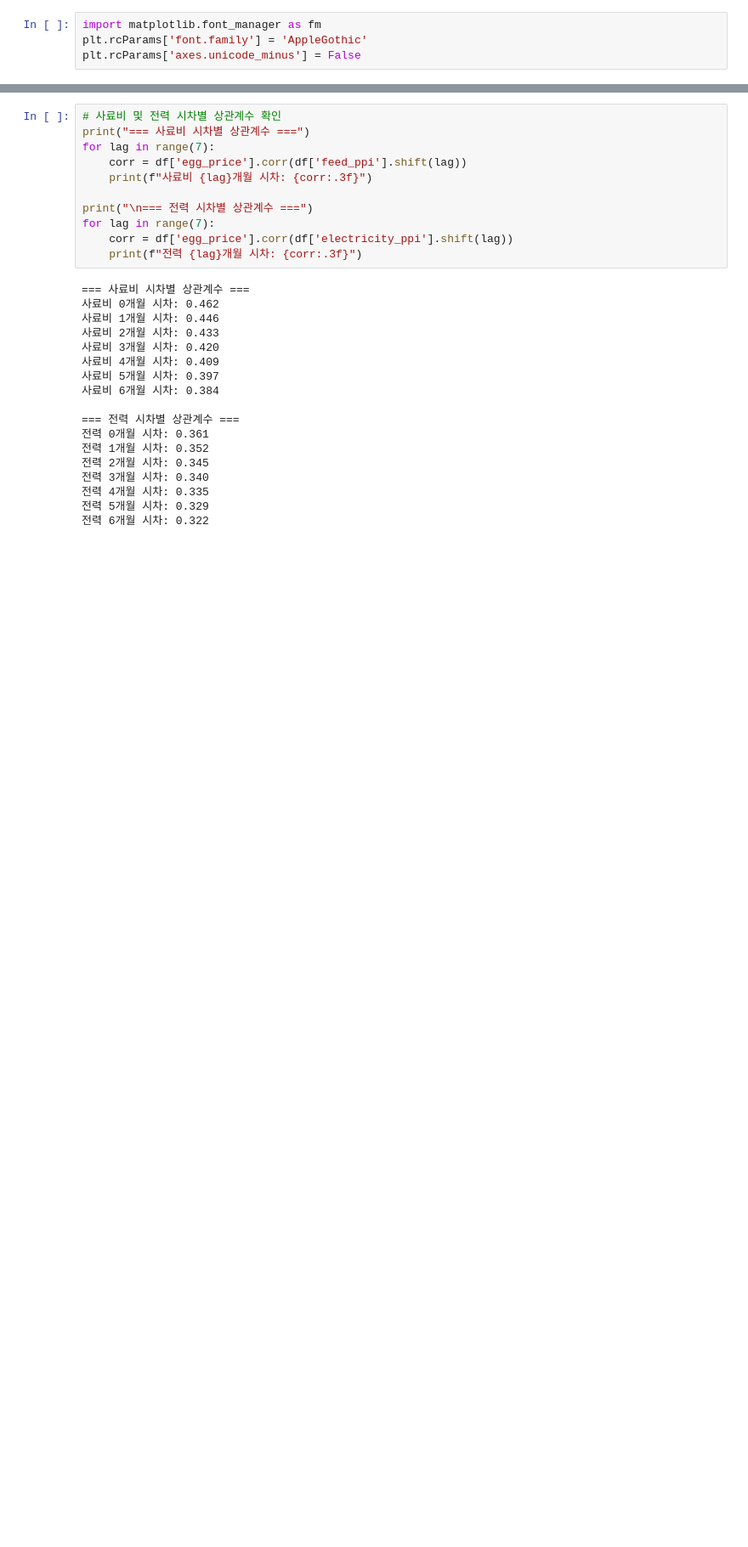
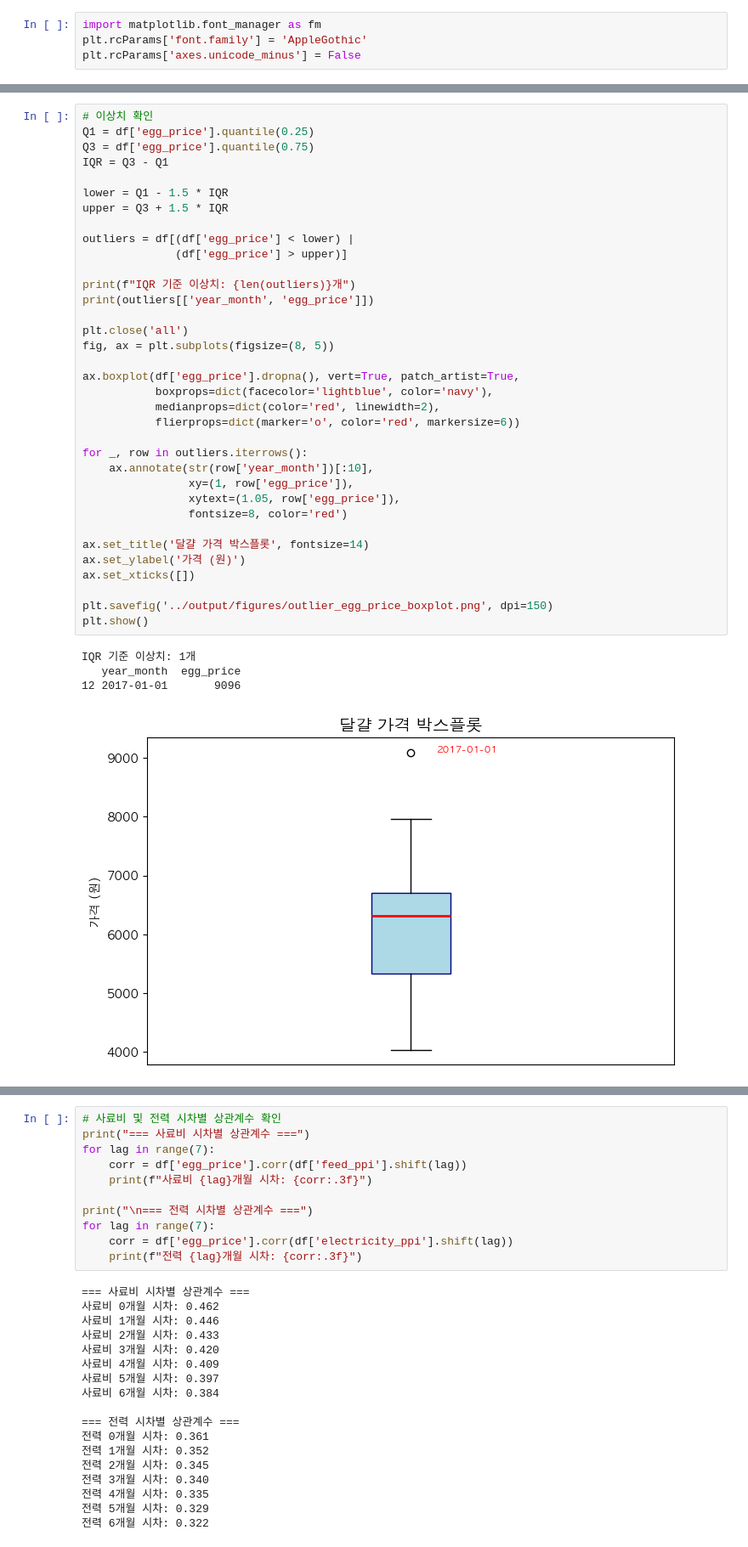
Before and after one commit to chlnaa/egg-price-analysis, a Jupyter notebook: notebooks/02_eda.ipynb, the cells around one changed output, grey strips where cells are left out. Shown at 85% size. Saved outputs shown, nothing was run; the diff lists cells and outputs as text; blank space fills up the shorter version.

```diff
--- a/notebooks/02_eda.ipynb
+++ b/notebooks/02_eda.ipynb
@@ -184,0 +245,40 @@ plt.show()
+# %%
+# 이상치 확인
+Q1 = df['egg_price'].quantile(0.25)
+Q3 = df['egg_price'].quantile(0.75)
+IQR = Q3 - Q1
+
+lower = Q1 - 1.5 * IQR
+upper = Q3 + 1.5 * IQR
+
+outliers = df[(df['egg_price'] < lower) |
+              (df['egg_price'] > upper)]
+
+print(f"IQR 기준 이상치: {len(outliers)}개")
+print(outliers[['year_month', 'egg_price']])
+
+plt.close('all')
+fig, ax = plt.subplots(figsize=(8, 5))
+
+ax.boxplot(df['egg_price'].dropna(), vert=True, patch_artist=True,
+           boxprops=dict(facecolor='lightblue', color='navy'),
+           medianprops=dict(color='red', linewidth=2),
+           flierprops=dict(marker='o', color='red', markersize=6))
+
+for _, row in outliers.iterrows():
+    ax.annotate(str(row['year_month'])[:10],
+                xy=(1, row['egg_price']),
+                xytext=(1.05, row['egg_price']),
+                fontsize=8, color='red')
+
+ax.set_title('달걀 가격 박스플롯', fontsize=14)
+ax.set_ylabel('가격 (원)')
+ax.set_xticks([])
+
+plt.savefig('../output/figures/outlier_egg_price_boxplot.png', dpi=150)
+plt.show()
+# %% [output]
+IQR 기준 이상치: 1개
+   year_month  egg_price
+12 2017-01-01       9096
+[figure, added]
```
Also changed, not shown: parts of 22 cells of this notebook.
